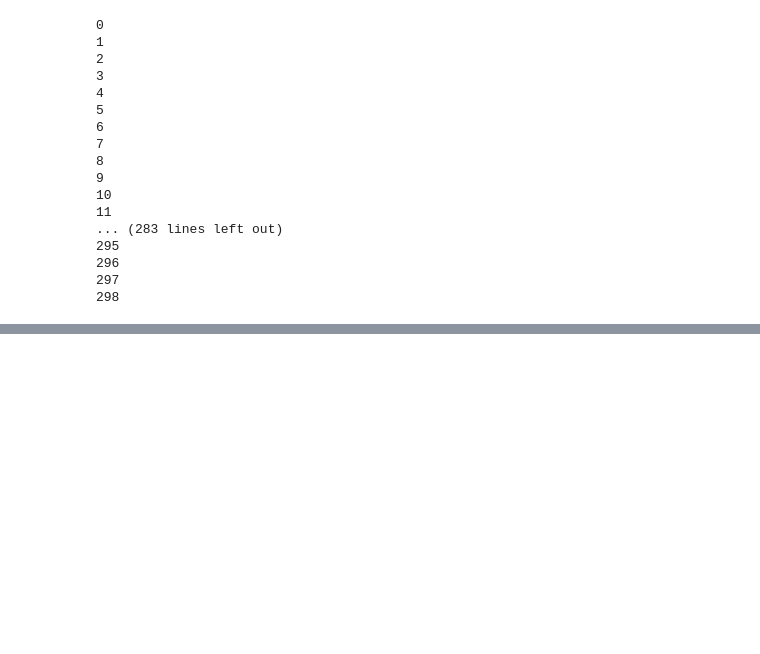
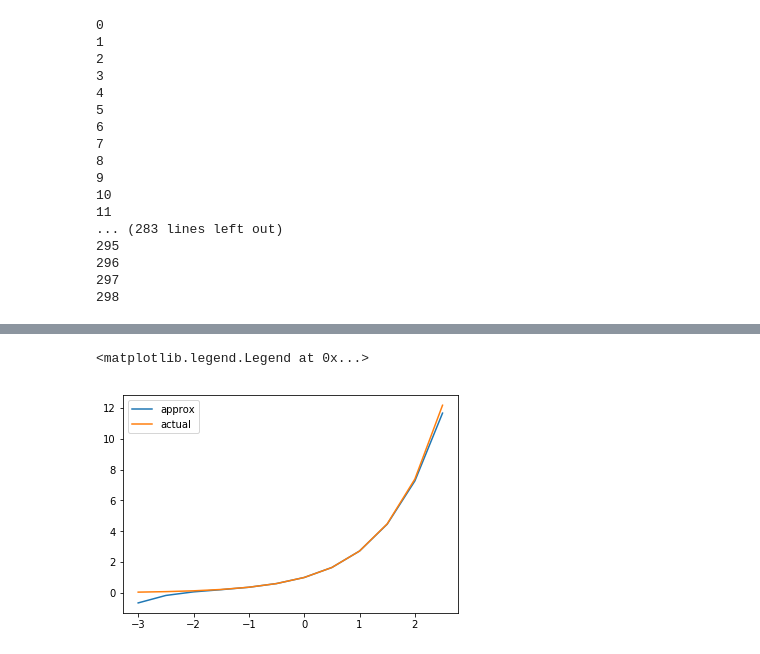
Before and after one commit to rahulgovind/vidmag, a Jupyter notebook: riesz.ipynb, the cells around one changed output, grey strips where cells are left out. Cells and saved outputs as stored; diff of their text form; code cells hidden in the pictures; blank space fills up the shorter version.

```diff
--- a/riesz.ipynb
+++ b/riesz.ipynb
@@ -313,0 +322,13 @@ writer.release()
+# %%
+x = np.arange(-3, 3, 0.5)
+# %%
+approx = 1 + x + x ** 2 / 2 + x ** 3 / 6 + x ** 4 / 24 + x ** 5 / 120
+actual = np.exp(x)
+approx2 = approx * (approx < 2) * (approx > -2)
+# %%
+plt.plot(x, approx, label='approx')
+plt.plot(x, actual, label='actual')
+plt.legend(loc='best')
+# %% [output]
+<matplotlib.legend.Legend at 0x...>
+[figure, added]
```
Also changed, not shown: parts of 9 cells of this notebook, 1 other file.
